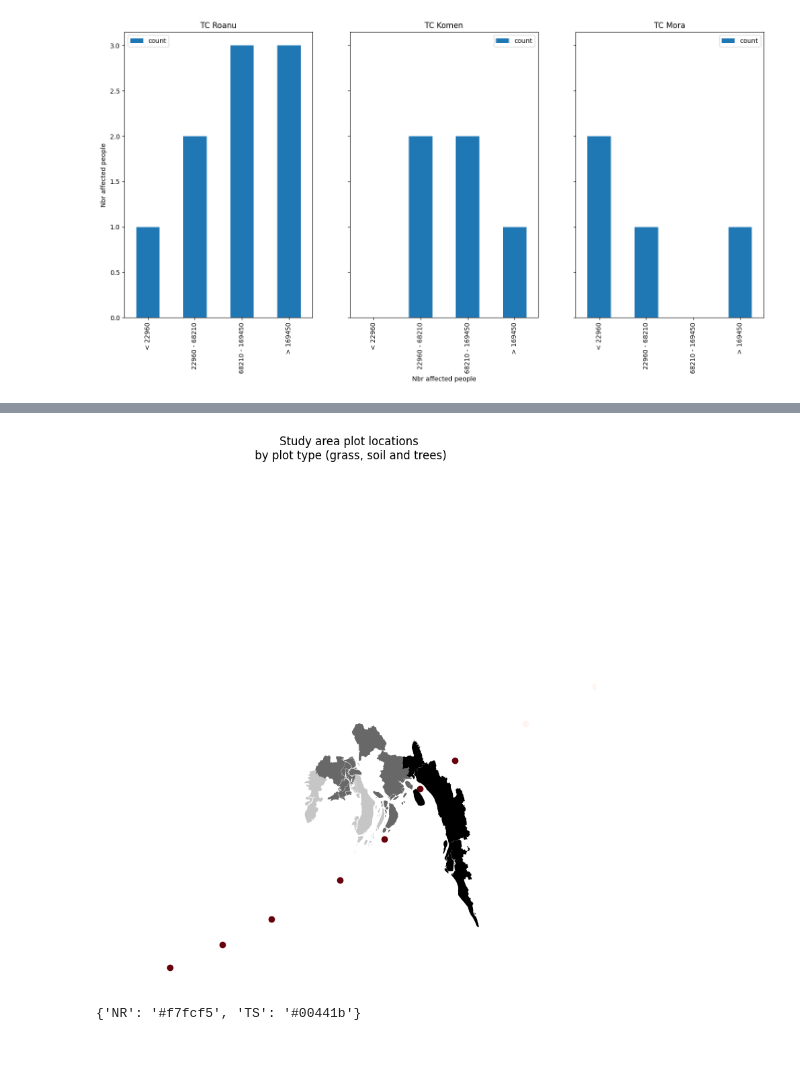
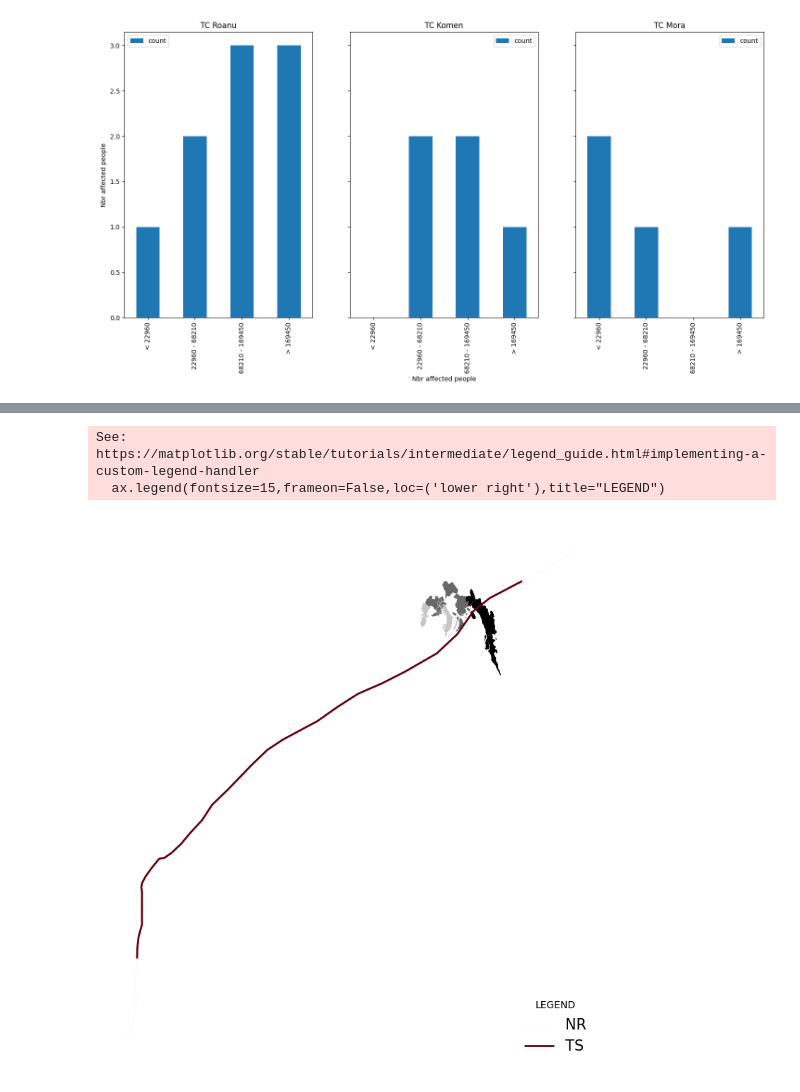
Before and after one commit to KassoumHabibou/PhD-Chapter-2, a Jupyter notebook: 00_time_line.ipynb, the cells around one changed output, grey strips where cells are left out. Saved outputs shown, nothing was run; the diff lists cells and outputs as text; code cells hidden in the pictures; blank space fills up the shorter version.

```diff
--- a/00_time_line.ipynb
+++ b/00_time_line.ipynb
@@ -87,6 +90,7 @@ path_roanu = pd.read_excel(os.getcwd() + '\\input\\disaster_data\\cyclone eye.xl
     'SUBBASIN':'string',
     'ISO_TIME': 'string',
     'NATURE': 'string',
+    'PART': 'string',
     'LAT': 'float',
     'LON': 'float',
     'WMO WIND': 'float',
@@ -258,5 +262,3 @@ dmg_mora['Affected_people_quartile'] = pd.cut(dmg_mora['Affected people'], bins=
 dmg_roanu.sort_values(by='Affected people', inplace=True, ascending=True)
 dmg_komen.sort_values(by='Affected people', inplace=True, ascending=True)
 dmg_mora.sort_values(by='Affected people', inplace=True, ascending=True)
-# %%
-path_roanu = gpd.GeoDataFrame(path_roanu, geometry=gpd.points_from_xy(path_roanu.LON, path_roanu.LAT), crs="EPSG:4326")
@@ -267,0 +265,22 @@ fig.set_size_inches(15,7)
+# %%
+path_roanu = gpd.GeoDataFrame(path_roanu, geometry=gpd.points_from_xy(path_roanu["NEWDELHI LON"], path_roanu["NEWDELHI LAT"]), crs="EPSG:4326")
+
+path_roanu = path_roanu.dropna(subset=['NEWDELHI GRADE'], axis=0)
+path_roanu["Grade"]= np.where(path_roanu["NEWDELHI GRADE"]=="D","Depression (17<= W <28)",
+                        np.where(path_roanu["NEWDELHI GRADE"]=="DD", "Deep Depression (28<= W <34)",
+                                np.where(path_roanu["NEWDELHI GRADE"]=="CS","Cyclonic Storm (34<= W <48)",
+                                        np.where(path_roanu["NEWDELHI GRADE"]=="SCS","Severe Cyclonic Storm (48<= W <64)",
+                                                np.where(path_roanu["NEWDELHI GRADE"]=="VSCS","Very Severe Cyclonic Storm (64<= W <120)",
+                                                        np.where(path_roanu["NEWDELHI GRADE"]=="SCS","Super Cyclonic Storm (W >=120)", "No defini"))))))
+
+# treat each `ID` group of points as a line
+lines_roanu = path_roanu.groupby(['PART'])['geometry'].apply(lambda x:  LineString(x.tolist()))
+
+# store as a GeodataFrame and add 'ID' as a column (currently stored as the 'index')
+lines_roanu = gpd.GeoDataFrame(lines_roanu, geometry='geometry', crs="EPSG:4326")
+lines_roanu.reset_index(inplace=True)
+
+# Create the intensity colums
+lines_roanu["Grade"]=[path_roanu[path_roanu.PART==i].reset_index().loc[0,'Grade'] for i in lines_roanu.PART.values]
+
+lines_roanu.plot(column='Grade')
@@ -268,3 +290,5 @@ fig.set_size_inches(15,7)
+# %%
+lines_roanu=lines_roanu.reset_index().sort_values(by="Grade")
 # %%
 # np.quantile(nbr_affected_list,[i * 0.25 for i in range(4)]).tolist().around(0)
 # np.quantile(nbr_affected_list,[i * 0.25 for i in range(4)]).tolist()
@@ -346,35 +368,33 @@ ax.tick_params(axis='both', bottom=False, left=False,labelbottom=False, labellef
 # %%
 distrPalette = dict(zip(qlabels, mcp.gen_color(cmap="Greys",n=len(qlabels))))
 pathPalette = dict(zip(["NR","TS"], mcp.gen_color(cmap="Reds",n=2)))
+lineWidths = {'NR': .5, 'TS': 2}
 
 fig, ax = plt.subplots(figsize=(10, 10))
 
 for ctype, data in dmg_roanu.groupby('Affected_people_quartile'):
     color = distrPalette[ctype]
     label = ctype
     data.plot(color=color,ax=ax,label=label)
 
-for ctype, data in path_roanu.groupby('NATURE'):
+# for ctype, data in path_roanu.groupby('NATURE'):
+#     color = pathPalette[ctype]
+#     label = ctype
+#     data.plot(color=color,ax=ax,label=label)
+
+for ctype, data in lines_roanu.groupby('NATURE'):
     color = pathPalette[ctype]
     label = ctype
-    data.plot(color=color,ax=ax,label=label)
+    data.plot(color=color,ax=ax,label=label, linewidth=lineWidths[ctype])
 
+
+ax.legend(fontsize=15,frameon=False,loc=('lower right'),title="LEGEND")
 # Sets figure limits
 ax.set_xlim(87, 94);
 ax.set_ylim(20, 27);
-ax.set(title='Study area plot locations\n by plot type (grass, soil and trees)')
-
-
-ax.legend(fontsize=15,frameon=False,loc=('lower right'),title="LEGEND")
-
 ax.set_axis_off()
 plt.show()
 # %% [output]
+See: https://matplotlib.org/stable/tutorials/intermediate/legend_guide.html#implementing-a-custom-legend-handler
+  ax.legend(fontsize=15,frameon=False,loc=('lower right'),title="LEGEND")
-[figure, old version]
+[figure, new version]
-# %%
-
-pathPalette
-#color_steps=color_steps.__init__
-#hexes = [pltcol.colors.rgb2hex(x) for x in color_steps._lut]
-# %% [output]
-{'NR': '#f7fcf5', 'TS': '#00441b'}
```
Also changed, not shown: parts of 5 cells of this notebook, 2 other files.
